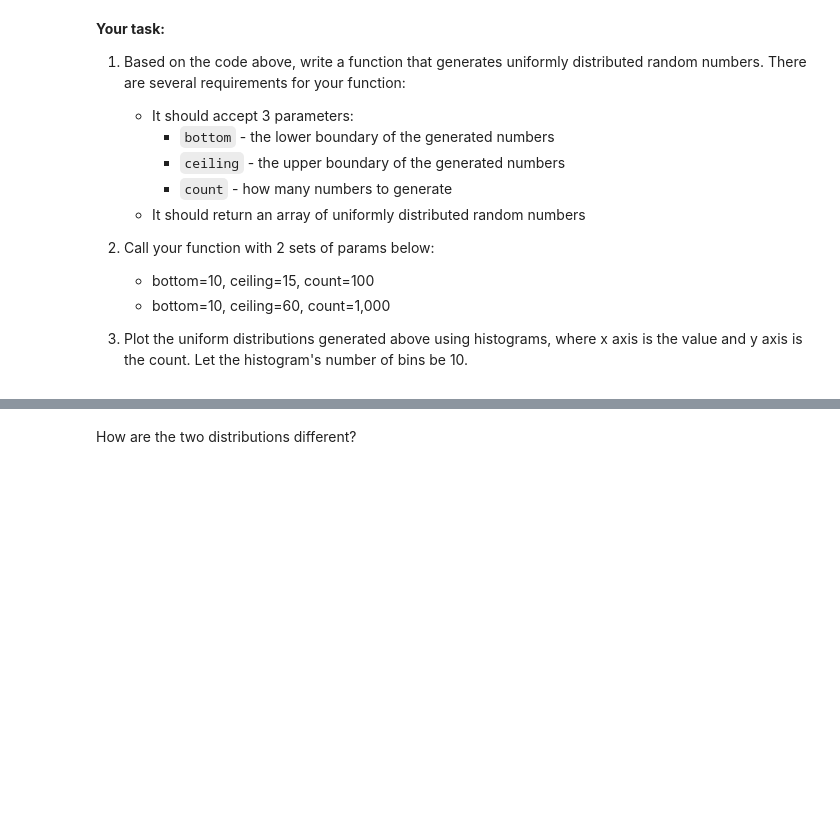
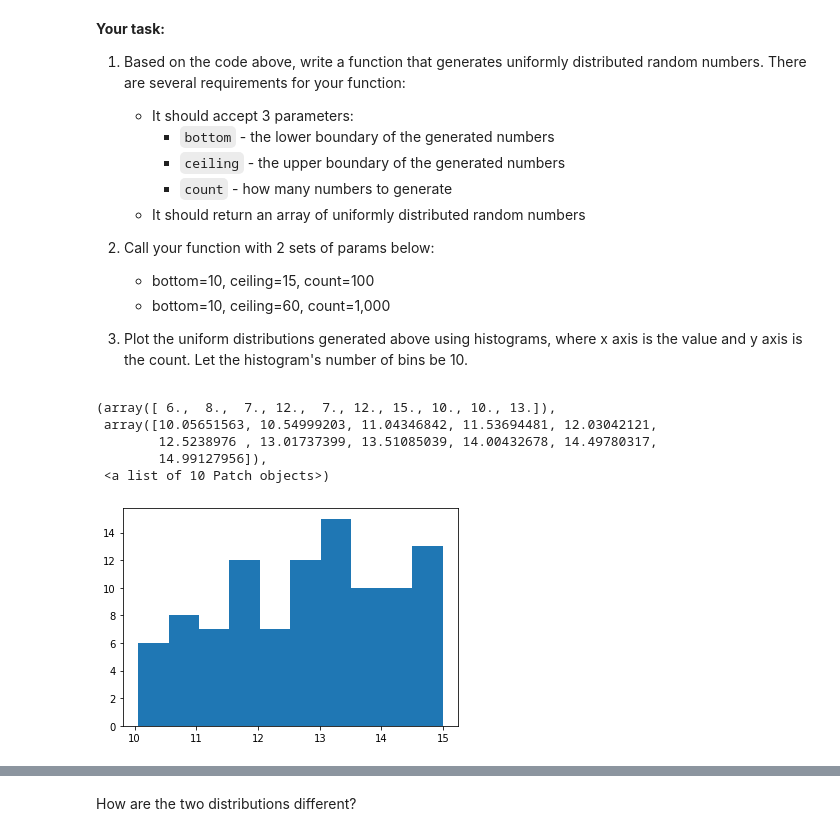
Before and after one commit to ta-datapt-bcn/lab-cont-probability-distribution, a Jupyter notebook: your_code/main.ipynb, the cells around one changed output, grey strips where cells are left out. Drawn from its saved outputs; the diff is of its cells as text; code cells hidden in the pictures; blank space fills up the shorter version.

```diff
--- a/your_code/main.ipynb
+++ b/your_code/main.ipynb
@@ -45,0 +50,18 @@ print(randoms)
+# %%
+# your code here
+
+def r_uniform(bot,cei,count):
+    x = uniform.rvs(size=count)
+    return (bot + (cei-bot)*x)
+
+set_1 = r_uniform(10,15,100)
+set_2 = r_uniform(10,60,1000)
+# %%
+plt.hist(set_1)
+# %% [output]
+(array([ 6.,  8.,  7., 12.,  7., 12., 15., 10., 10., 13.]),
+ array([10.05651563, 10.54999203, 11.04346842, 11.53694481, 12.03042121,
+        12.5238976 , 13.01737399, 13.51085039, 14.00432678, 14.49780317,
+        14.99127956]),
+ <a list of 10 Patch objects>)
+[figure, added]
```
Also changed, not shown: parts of 15 cells of this notebook.
